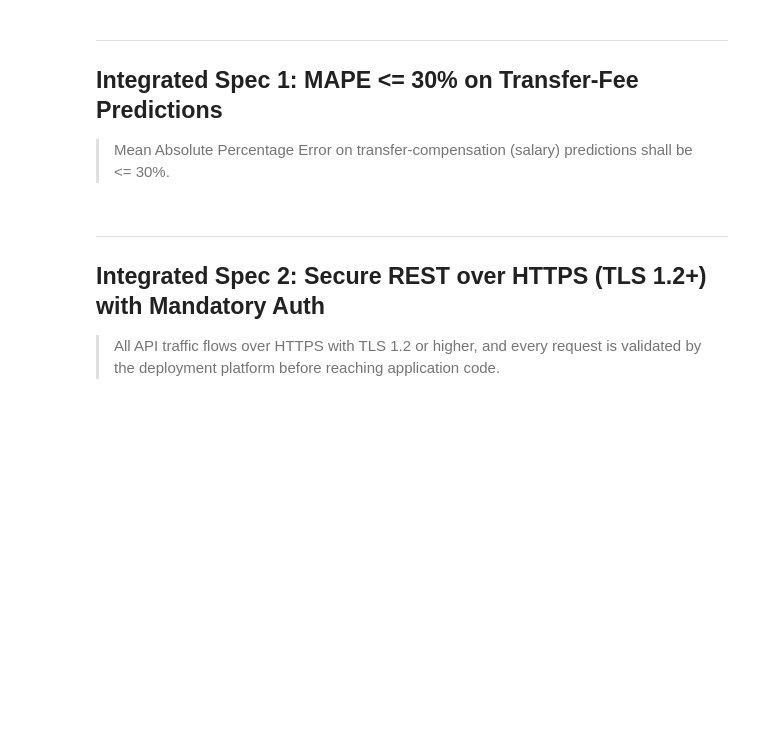
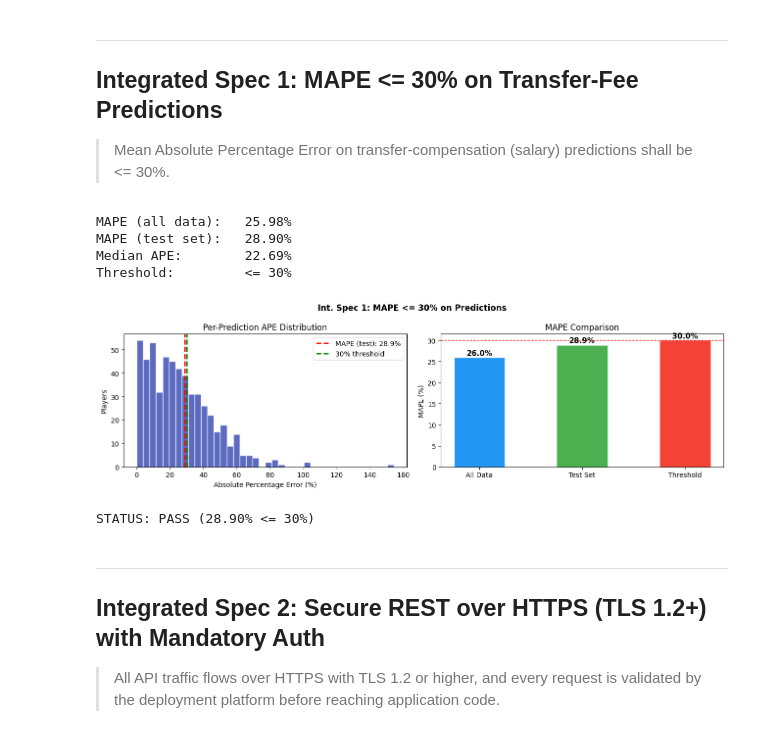
Before and after one commit to NagaseKoken/Senior-API-AI, a Jupyter notebook: specs_verification.ipynb, the cells around one changed output. Cells and saved outputs as stored; diff of their text form; code cells hidden in the pictures; blank space fills up the shorter version.

```diff
--- a/specs_verification.ipynb
+++ b/specs_verification.ipynb
@@ -1172,46 +1211,54 @@ STATUS: PASS (Railway Pro 99.9% SLA exceeds 99% requirement)
 > Mean Absolute Percentage Error on transfer-compensation (salary) predictions shall be <= 30%.
 # %%
 test_mask_arr = (players_df['split'] == 'test').values
+salary_mask   = actual_vals > 2000000
 
 ape_all    = np.abs(actual_vals - center_vals) / actual_vals * 100
-mape_all   = ape_all.mean()
-mape_test  = ape_all[test_mask_arr].mean()
-median_ape = np.median(ape_all)
+mape_all   = ape_all[salary_mask].mean()
+mape_test  = ape_all[test_mask_arr & salary_mask].mean()
+median_ape = np.median(ape_all[salary_mask])
 
 print(f'MAPE (all data):   {mape_all:.2f}%')
 print(f'MAPE (test set):   {mape_test:.2f}%')
 print(f'Median APE:        {median_ape:.2f}%')
 print(f'Threshold:         <= 30%')
 
 fig, axes = plt.subplots(1, 2, figsize=(13, 4))
 
-capped = np.clip(ape_all, 0, 200)
+capped = np.clip(ape_all[salary_mask], 0, 200)
 axes[0].hist(capped, bins=40, color='#3F51B5', edgecolor='white', alpha=0.85)
 axes[0].axvline(x=mape_test, color='red', linestyle='--', linewidth=2,
                 label=f'MAPE (test): {mape_test:.1f}%')
 axes[0].axvline(x=30, color='green', linestyle='--', linewidth=2, label='30% threshold')
 axes[0].set_xlabel('Absolute Percentage Error (%)')
 axes[0].set_ylabel('Players')
-axes[0].set_title('Per-Prediction APE Distribution (capped at 200%)')
+axes[0].set_title('Per-Prediction APE Distribution')
 axes[0].legend()
 
 bars = axes[1].bar(['All Data', 'Test Set', 'Threshold'],
                    [mape_all, mape_test, 30],
                    color=['#2196F3', '#4CAF50', '#F44336'], edgecolor='white', width=0.5)
 for bar, v in zip(bars, [mape_all, mape_test, 30]):
     axes[1].text(bar.get_x() + bar.get_width()/2, bar.get_height() + 0.5,
                  f'{v:.1f}%', ha='center', fontsize=11, fontweight='bold')
 axes[1].axhline(y=30, color='red', linestyle='--', linewidth=1)
 axes[1].set_ylabel('MAPE (%)')
 axes[1].set_title('MAPE Comparison')
 
 plt.suptitle('Int. Spec 1: MAPE <= 30% on Predictions', fontweight='bold')
 plt.tight_layout()
 plt.savefig('figures/specs/int_spec1_mape.png', dpi=150)
 plt.show()
 
 int_spec1_pass = mape_test <= 30
 print(f'\nSTATUS: {"PASS" if int_spec1_pass else "FAIL"} ({mape_test:.2f}% <= 30%)')
+# %% [output]
+MAPE (all data):   25.98%
+MAPE (test set):   28.90%
+Median APE:        22.69%
+Threshold:         <= 30%
+[figure, added]
+STATUS: PASS (28.90% <= 30%)
 # %% [markdown]
 ---
 ## Integrated Spec 2: Secure REST over HTTPS (TLS 1.2+) with Mandatory Auth
```
Also changed, not shown: parts of 16 cells of this notebook.
